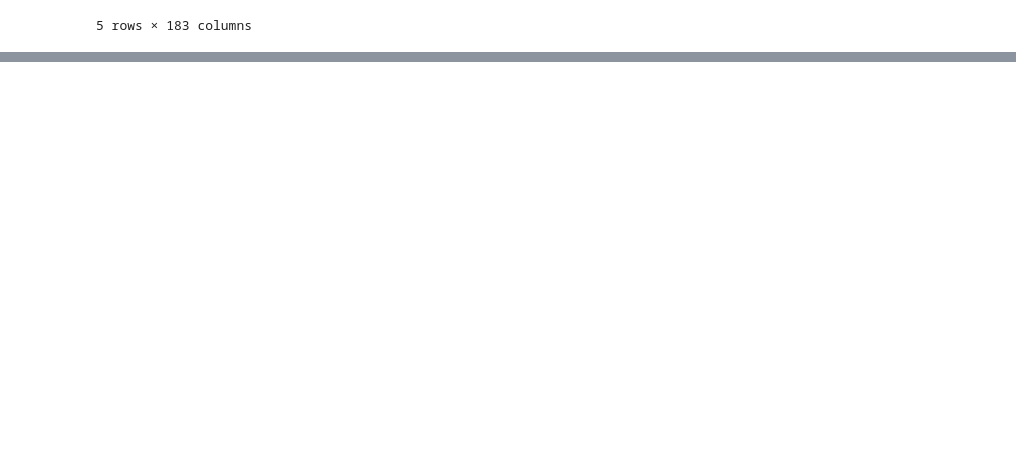
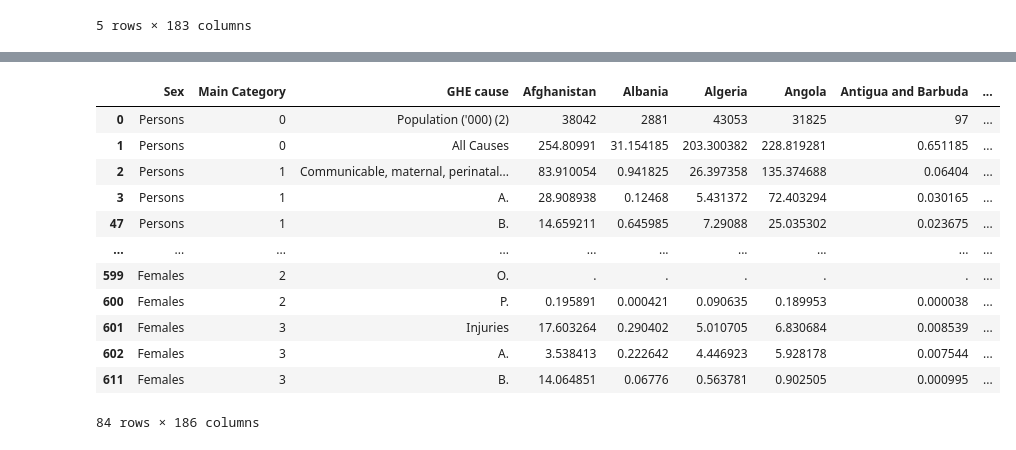
Before and after one commit to radroid/heart-disease-analysis, a Jupyter notebook: Data1205 Assignment 5 - Exploratory Data Analysis.ipynb, the cells around one changed output, grey strips where cells are left out. Saved outputs shown, nothing was run; the diff lists cells and outputs as text; code cells hidden in the pictures; blank space fills up the shorter version.

```diff
--- a/Data1205 Assignment 5 - Exploratory Data Analysis.ipynb
+++ b/Data1205 Assignment 5 - Exploratory Data Analysis.ipynb
@@ -672,0 +689,17 @@ with pd.ExcelWriter((data_dir / "processed_GHE_dataset.xlsx")) as writer:
+# %%
+who_dataset.loc[who_dataset["GHE cause"].dropna().index].\
+    drop(["Unnamed: 3", "Unnamed: 4", "Member State\n(See Notes for explanation of colour codes)"], axis=1)
+# %% [output]
+|  | Sex | Main Category | GHE cause | Afghanistan | Albania | Algeria | Angola | Antigua and Barbuda | ... |
+| 0 | Persons | 0 | Population ('000) (2) | 38042 | 2881 | 43053 | 31825 | 97 | ... |
+| 1 | Persons | 0 | All Causes | 254.80991 | 31.154185 | 203.300382 | 228.819281 | 0.651185 | ... |
+| 2 | Persons | 1 | Communicable, maternal, perinatal... | 83.910054 | 0.941825 | 26.397358 | 135.374688 | 0.06404 | ... |
+| 3 | Persons | 1 | A. | 28.908938 | 0.12468 | 5.431372 | 72.403294 | 0.030165 | ... |
+| 47 | Persons | 1 | B. | 14.659211 | 0.645985 | 7.29088 | 25.035302 | 0.023675 | ... |
+| ... | ... | ... | ... | ... | ... | ... | ... | ... | ... |
+| 599 | Females | 2 | O. | . | . | . | . | . | ... |
+| 600 | Females | 2 | P. | 0.195891 | 0.000421 | 0.090635 | 0.189953 | 0.000038 | ... |
+| 601 | Females | 3 | Injuries | 17.603264 | 0.290402 | 5.010705 | 6.830684 | 0.008539 | ... |
+| 602 | Females | 3 | A. | 3.538413 | 0.222642 | 4.446923 | 5.928178 | 0.007544 | ... |
+| 611 | Females | 3 | B. | 14.064851 | 0.06776 | 0.563781 | 0.902505 | 0.000995 | ... |
+84 rows × 186 columns
```
Also changed, not shown: parts of 37 cells of this notebook.
